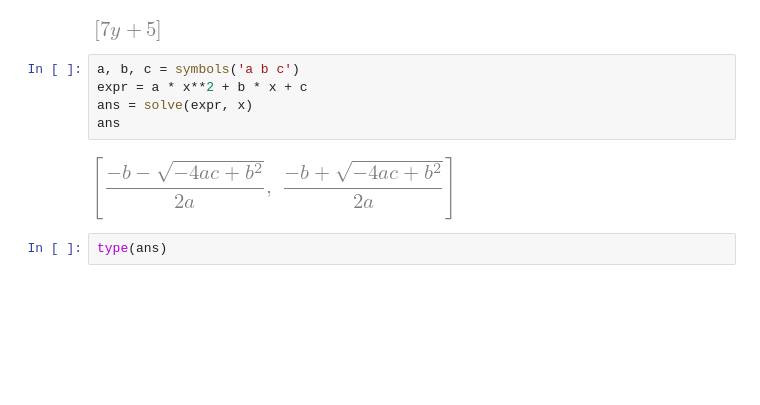
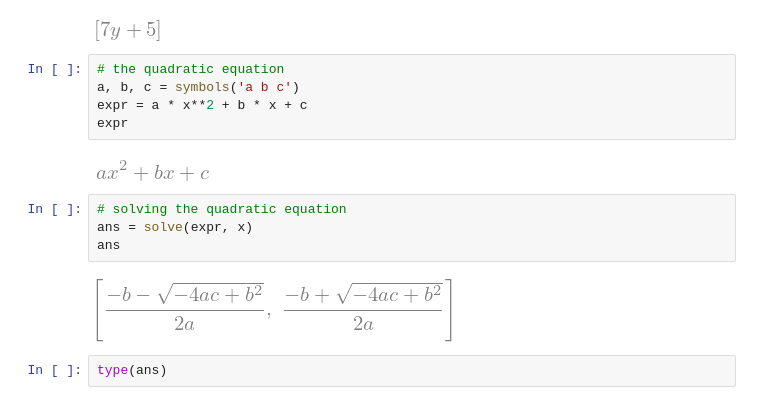
Before and after one commit to jderry/intro_to_programming, a Jupyter notebook: notebook/intro_to_sympy.ipynb, the cells around one changed output. Saved outputs shown, nothing was run; the diff lists cells and outputs as text; blank space fills up the shorter version.

```diff
--- a/notebook/intro_to_sympy.ipynb
+++ b/notebook/intro_to_sympy.ipynb
@@ -110,12 +89,18 @@ solve(expr, x)
 # %% [output]
 [figure]
 # %%
+# the quadratic equation
 a, b, c = symbols('a b c')
 expr = a * x**2 + b * x + c
-ans = solve(expr, x)
-ans
+expr
 # %% [output]
-[figure, old version]
+[figure, new version]
+# %%
+# solving the quadratic equation
+ans = solve(expr, x)
+ans
+# %% [output]
+[figure, added]
 # %%
 type(ans)
 # %% [output]
```
Also changed, not shown: parts of 7 cells of this notebook, 16 other files.
